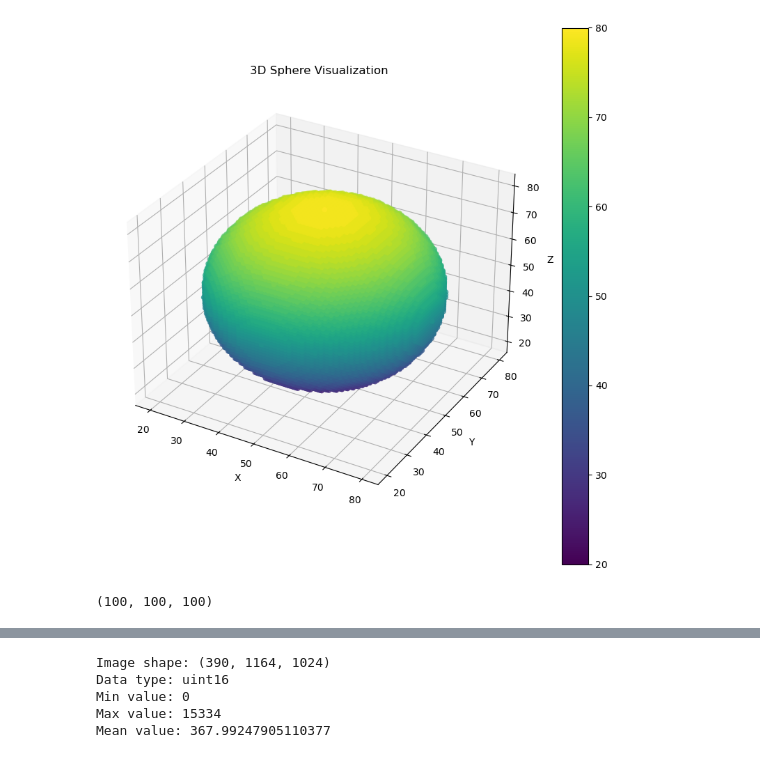
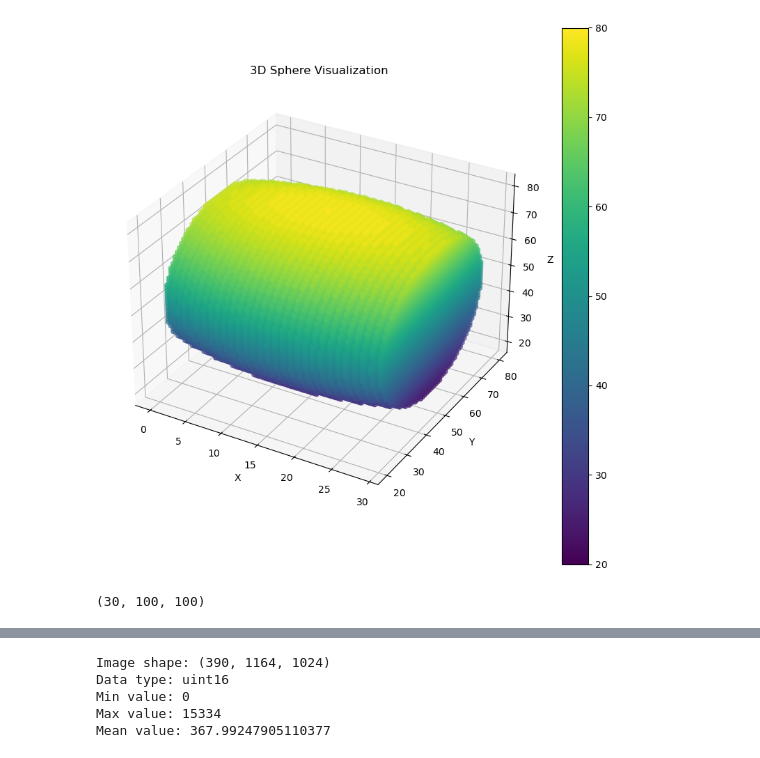
Before and after one commit to xiwang3236/Image_processing_tools, a Jupyter notebook: Segmentation.ipynb, the cells around one changed output, grey strips where cells are left out. Drawn from its saved outputs; the diff is of its cells as text; code cells hidden in the pictures.

```diff
--- a/Segmentation.ipynb
+++ b/Segmentation.ipynb
@@ -1,38 +1,38 @@
 # %%
 import numpy as np
 import matplotlib.pyplot as plt
 from mpl_toolkits.mplot3d import Axes3D
 
 # Create a 3D array (30x30x30) with a sphere pattern
-x, y, z = np.indices((100, 100, 100))
-center = (50, 50, 50)
+x, y, z = np.indices((30, 100, 100))
+center = (15, 50, 50)
 radius = 30
 sphere = (x - center[0])**2 + (y - center[1])**2 + (z - center[2])**2 <= radius**2
-data = np.zeros((100, 100, 100))
+data = np.zeros((30, 100, 100))
 data[sphere] = 1
 
 # Create figure and 3D axis
 fig = plt.figure(figsize=(10, 10))
 ax = fig.add_subplot(111, projection='3d')
 
 # Get the voxel coordinates where value is 1
 x, y, z = data.nonzero()
 
 # Plot the 3D points
 scatter = ax.scatter(x, y, z, c=z, cmap='viridis')
 plt.colorbar(scatter)
 
 # Set labels
 ax.set_xlabel('X')
 ax.set_ylabel('Y')
 ax.set_zlabel('Z')
 ax.set_title('3D Sphere Visualization')
 
 # Show the plot
 plt.show()
 # %% [output]
-[figure, old version]
+[figure, new version]
 # %%
 data.shape
 # %% [output]
-(100, 100, 100)
+(30, 100, 100)
```
Also changed, not shown: parts of 12 cells of this notebook.
